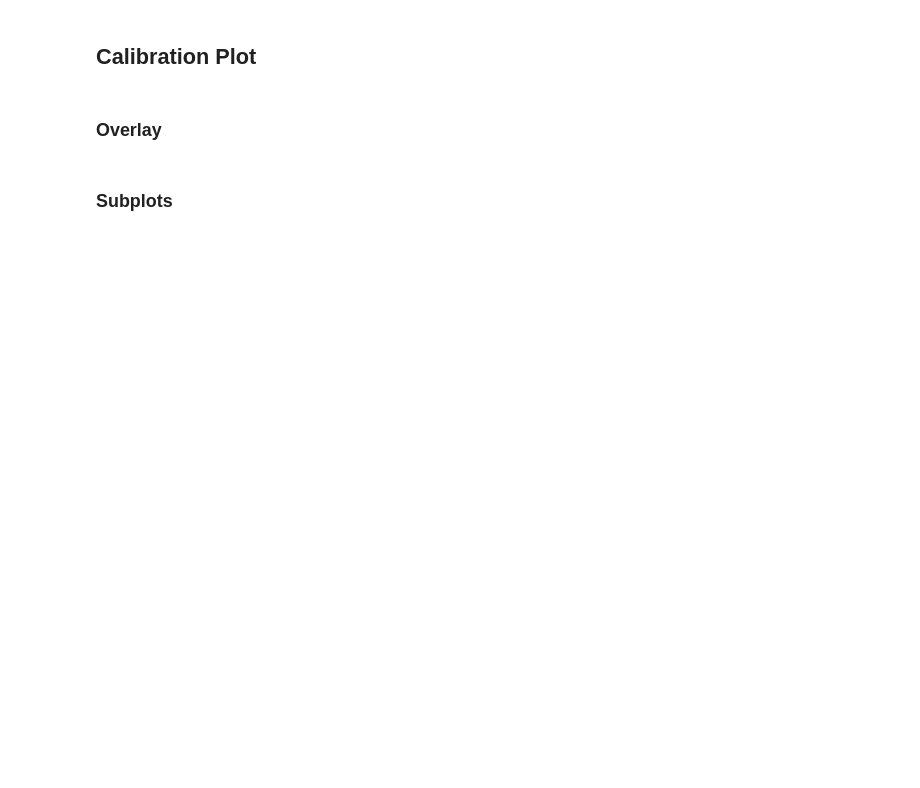
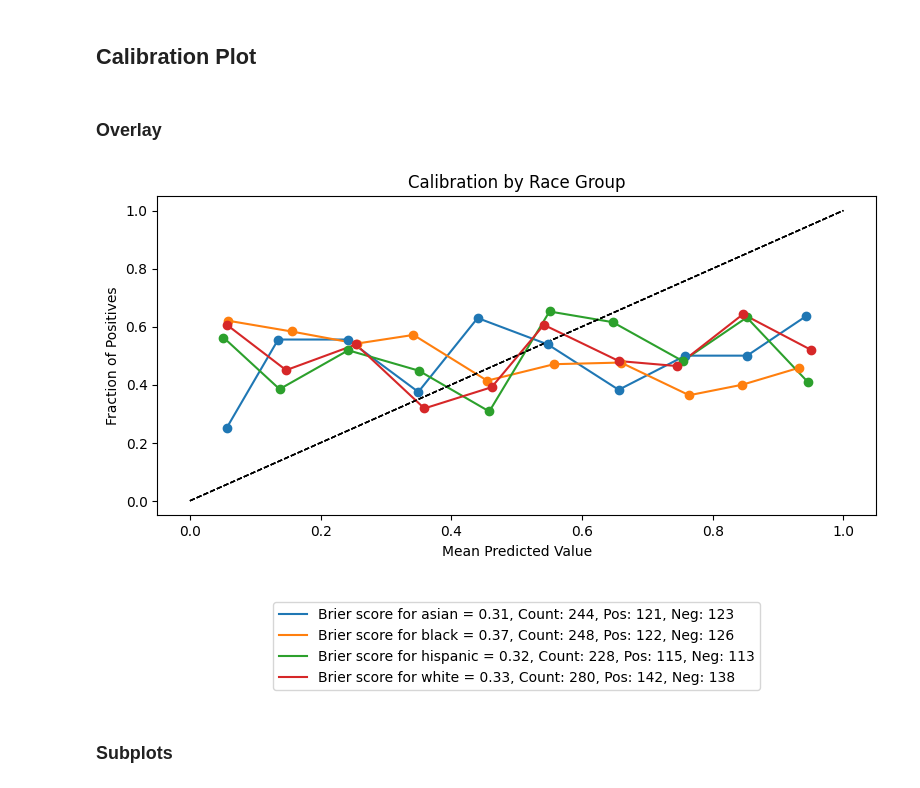
Before and after one commit to uclamii/equiboots, a Jupyter notebook: notebooks/equi_boots_plots.ipynb, the cells around one changed output. Drawn from its saved outputs; the diff is of its cells as text; code cells hidden in the pictures; blank space fills up the shorter version.

```diff
--- a/notebooks/equi_boots_plots.ipynb
+++ b/notebooks/equi_boots_plots.ipynb
@@ -118,11 +134,14 @@ eqb.eq_plot_group_curves(
 # %%
 eqb.eq_plot_group_curves(
     sliced_data,
     curve_type="calibration",
     title="Calibration by Race Group",
     n_bins=10,
-    exclude_groups="white",
+    show_grid=False,
+    # exclude_groups="white",
 )
+# %% [output]
+[figure, added]
 # %% [markdown]
 ### Subplots
 # %%
```
Also changed, not shown: parts of 20 cells of this notebook, 2 other files.
